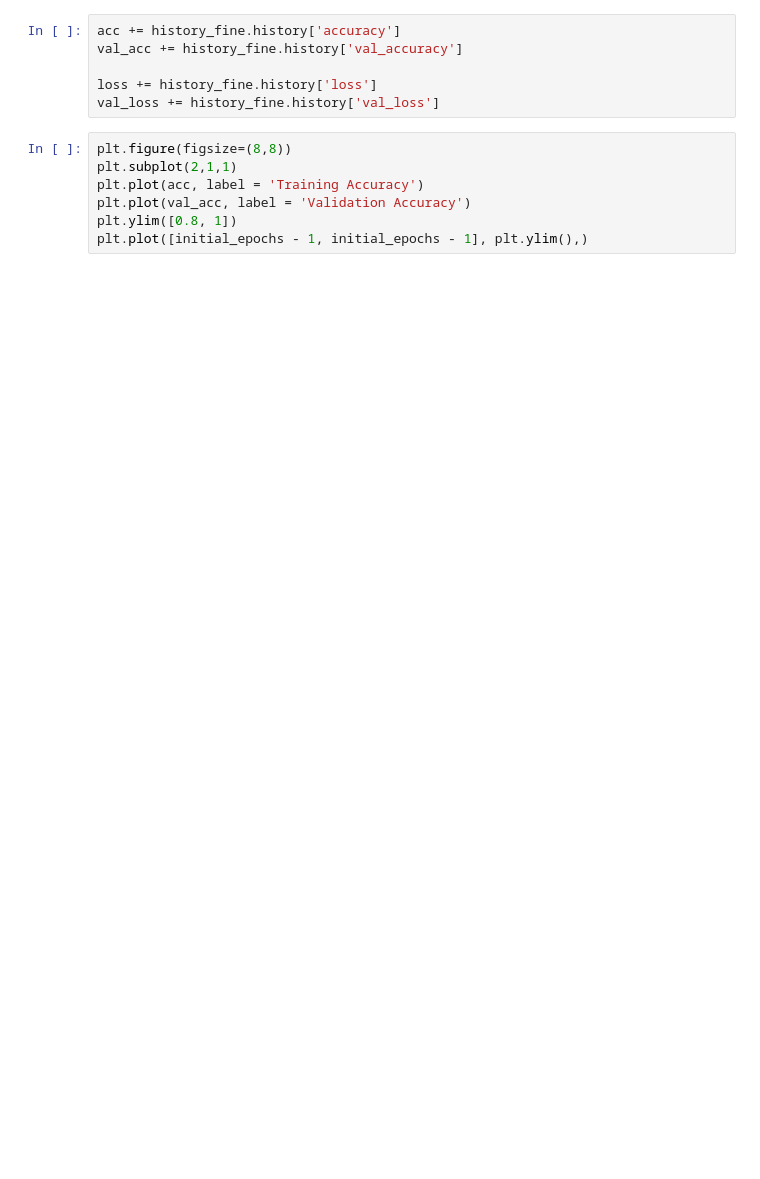
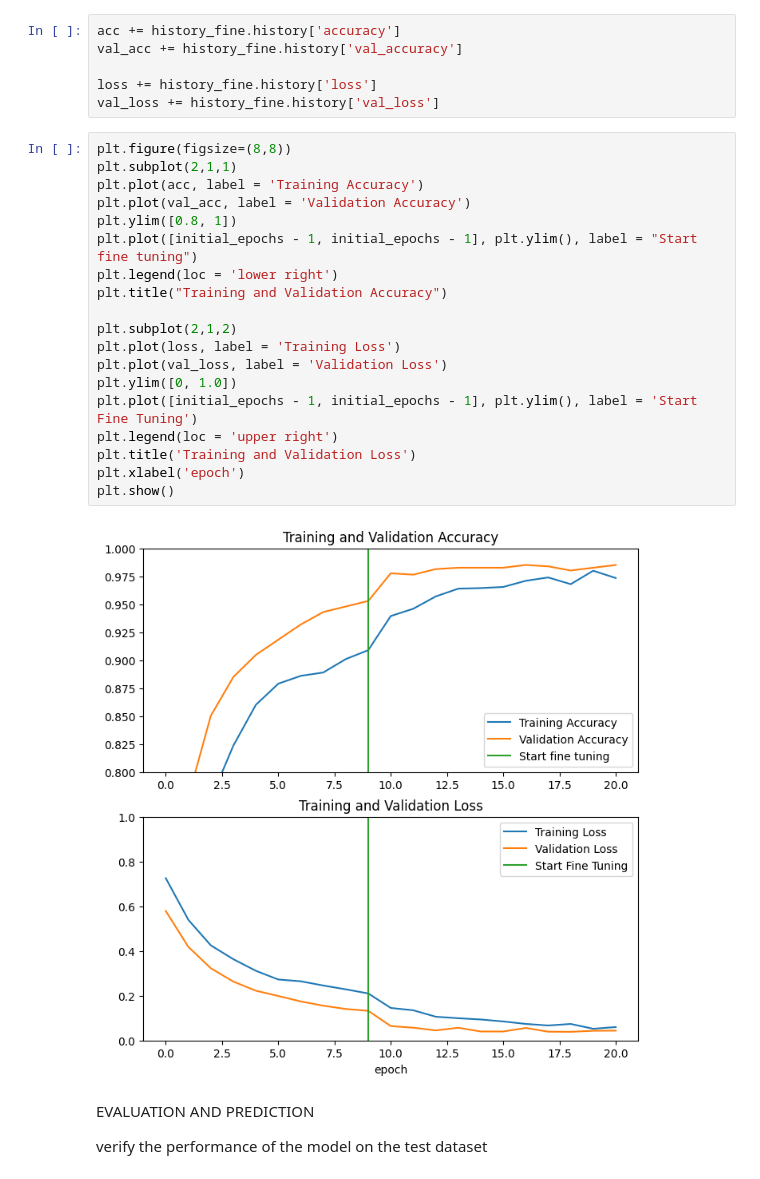
Before and after one commit to andrewbarwise/tf_transfer_learning, a Jupyter notebook: notebook.ipynb, the cells around one changed output. Drawn from its saved outputs; the diff is of its cells as text; blank space fills up the shorter version.

```diff
--- a/notebook.ipynb
+++ b/notebook.ipynb
@@ -384,7 +390,25 @@ val_loss += history_fine.history['val_loss']
 # %%
 plt.figure(figsize=(8,8))
 plt.subplot(2,1,1)
 plt.plot(acc, label = 'Training Accuracy')
 plt.plot(val_acc, label = 'Validation Accuracy')
 plt.ylim([0.8, 1])
-plt.plot([initial_epochs - 1, initial_epochs - 1], plt.ylim(),)
+plt.plot([initial_epochs - 1, initial_epochs - 1], plt.ylim(), label = "Start fine tuning")
+plt.legend(loc = 'lower right')
+plt.title("Training and Validation Accuracy")
+
+plt.subplot(2,1,2)
+plt.plot(loss, label = 'Training Loss')
+plt.plot(val_loss, label = 'Validation Loss')
+plt.ylim([0, 1.0])
+plt.plot([initial_epochs - 1, initial_epochs - 1], plt.ylim(), label = 'Start Fine Tuning')
+plt.legend(loc = 'upper right')
+plt.title('Training and Validation Loss')
+plt.xlabel('epoch')
+plt.show()
+# %% [output]
+[figure, added]
+# %% [markdown]
+EVALUATION AND PREDICTION
+
+verify the performance of the model on the test dataset
```
Also changed, not shown: parts of 14 cells of this notebook.
